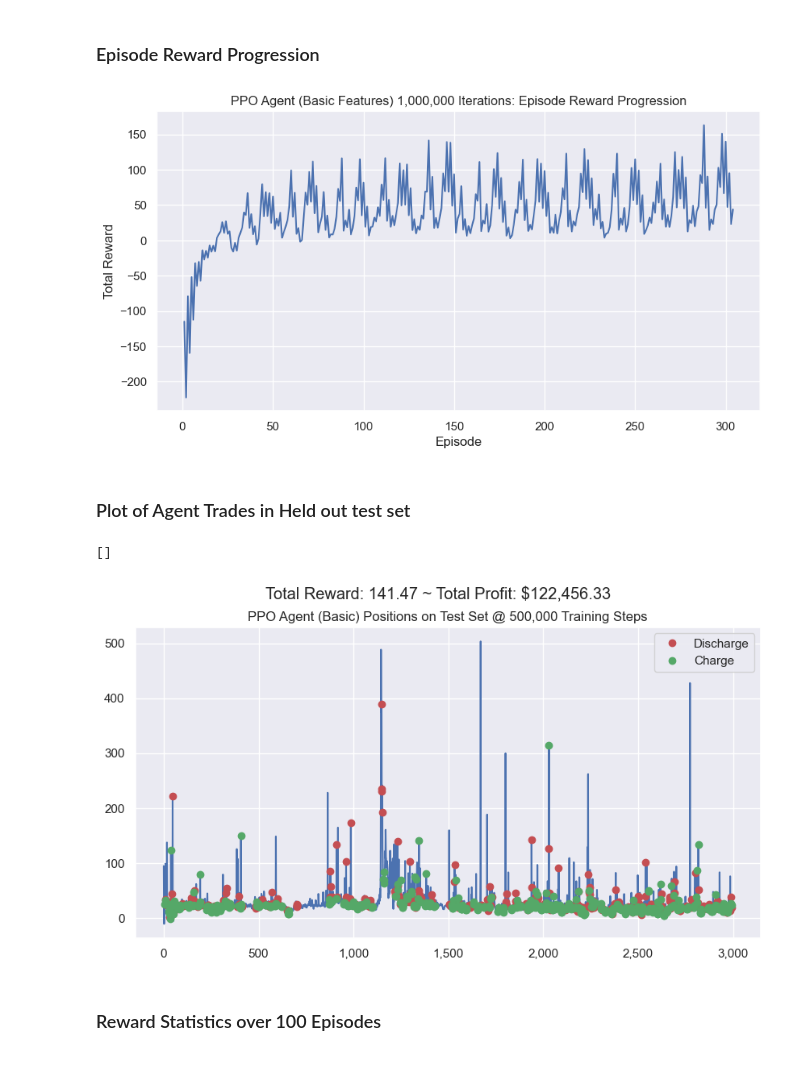
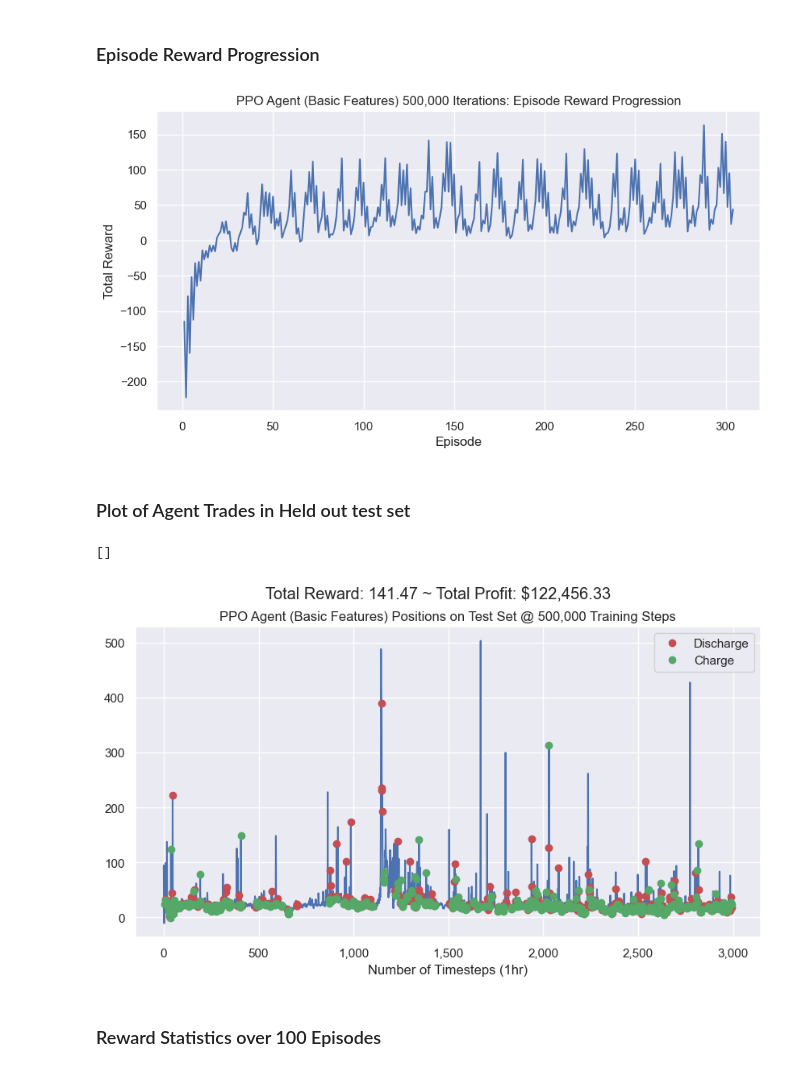
Before and after one commit to andrewrade/3001-RL-Grid-Battery-Management-Agent, a Jupyter notebook: power_trading_agents.ipynb, the cells around one changed output. Saved outputs shown, nothing was run; the diff lists cells and outputs as text; code cells hidden in the pictures.

Commit message:
Fixed plot titles/labels

```diff
--- a/power_trading_agents.ipynb
+++ b/power_trading_agents.ipynb
@@ -194,32 +193,33 @@ ax.plot(num_eps, reward_callback.rewards)
 
 plt.xlabel('Episode')
 plt.ylabel('Total Reward')
-plt.title('PPO Agent (Basic Features) 1,000,000 Iterations: Episode Reward Progression')
+plt.title('PPO Agent (Basic Features) 500,000 Iterations: Episode Reward Progression')
 plt.show()
 # %% [output]
-[figure, old version]
+[figure, new version]
 # %% [markdown]
 ### Plot of Agent Trades in Held out test set
 # %%
 window = 4
 last_index = len(df) - 10
 start_index = last_index - VAL_SIZE
 env = PowerTradingEnv(df=df, window_size=window, frame_bound=(start_index, last_index))
 obs = env.reset()
 obs = obs[0]
 
 for i in range(last_index - start_index):
     action, states = PPO_power_basic.predict(obs, deterministic=True)
     obs, rewards, term, trunc, info = env.step(action)
     if term or trunc:
         history = env.history
-        env.render_all(title="PPO Agent (Basic) Positions on Test Set @ 500,000 Training Steps")
+        env.render_all(title="PPO Agent (Basic Features) Positions on Test Set @ 500,000 Training Steps")
         env.reset()
 
+plt.xlabel("Number of Timesteps (1hr)")
 plt.plot()
 # %% [output]
 []
-[figure, old version]
+[figure, new version]
 # %% [markdown]
 ### Reward Statistics over 100 Episodes
 # %% [markdown]
```
Also changed, not shown: parts of 5 cells of this notebook.
